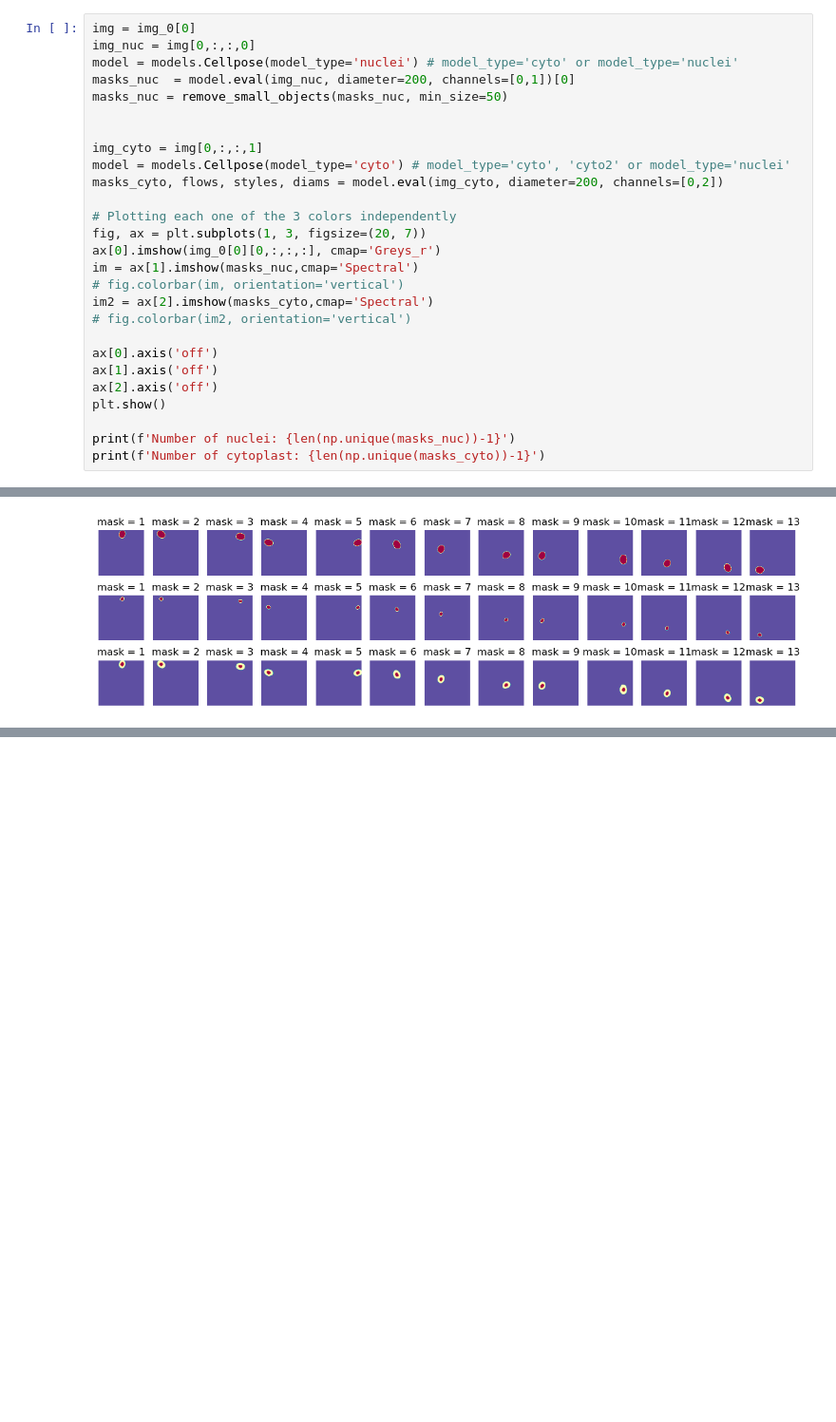
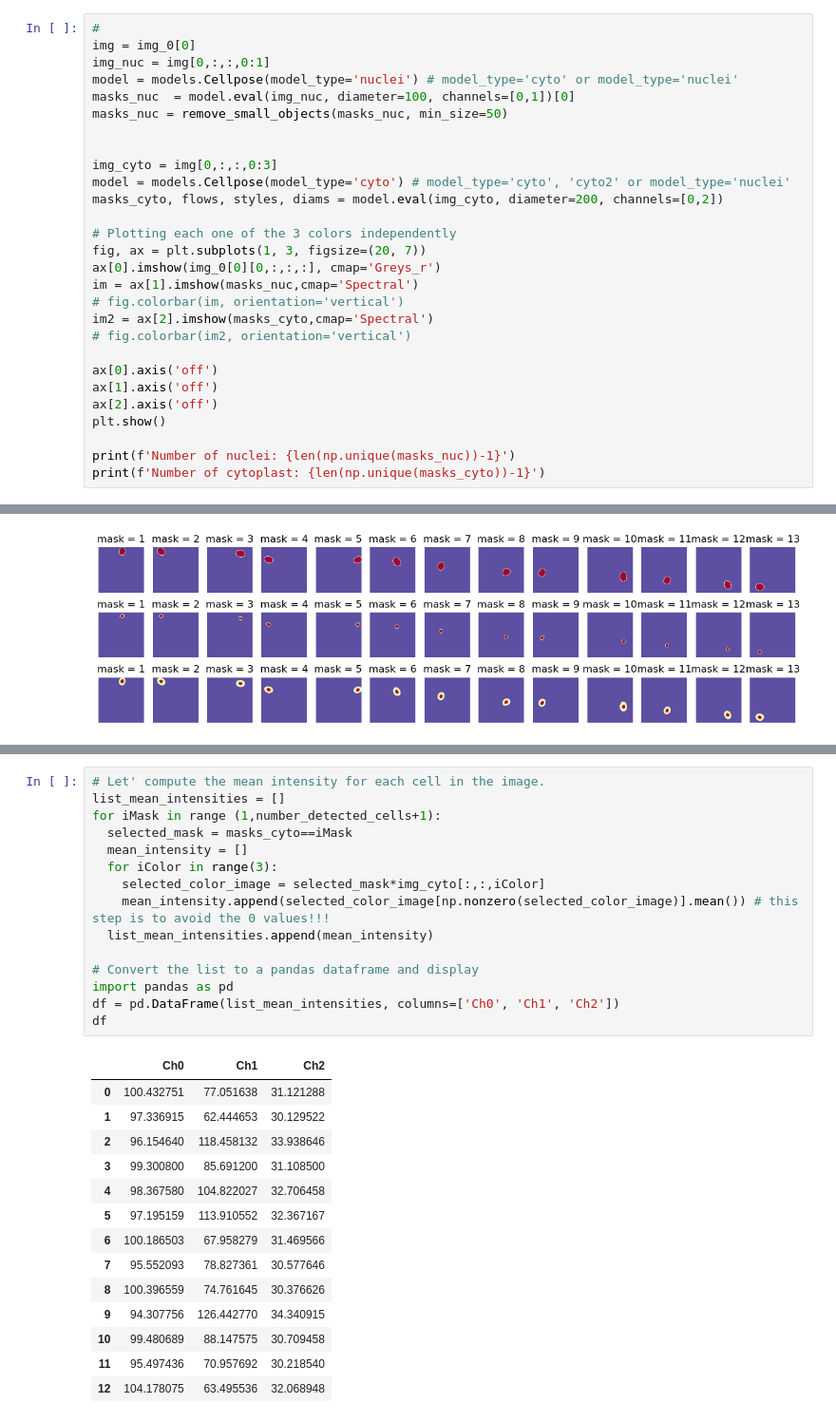
Before and after one commit to MunskyGroup/UQbio2024_Team2, a Jupyter notebook: 0604summary.ipynb, the cells around one changed output, grey strips where cells are left out. Shown at 95% size. Cells and saved outputs as stored; diff of their text form; blank space fills up the shorter version.

```diff
--- a/0604summary.ipynb
+++ b/0604summary.ipynb
@@ -187,14 +187,15 @@ HTML(anim.to_html5_video())
 from cellpose import plot, models
 from skimage.morphology import remove_small_objects
 # %%
+#
 img = img_0[0]
-img_nuc = img[0,:,:,0]
+img_nuc = img[0,:,:,0:1]
 model = models.Cellpose(model_type='nuclei') # model_type='cyto' or model_type='nuclei'
-masks_nuc  = model.eval(img_nuc, diameter=200, channels=[0,1])[0]
+masks_nuc  = model.eval(img_nuc, diameter=100, channels=[0,1])[0]
 masks_nuc = remove_small_objects(masks_nuc, min_size=50)
 
 
-img_cyto = img[0,:,:,1]
+img_cyto = img[0,:,:,0:3]
 model = models.Cellpose(model_type='cyto') # model_type='cyto', 'cyto2' or model_type='nuclei'
 masks_cyto, flows, styles, diams = model.eval(img_cyto, diameter=200, channels=[0,2])
 
@@ -304,0 +273,30 @@ print(list_cyt_areas, list_nuc_areas)
+# %%
+# Let' compute the mean intensity for each cell in the image.
+list_mean_intensities = []
+for iMask in range (1,number_detected_cells+1):
+  selected_mask = masks_cyto==iMask
+  mean_intensity = []
+  for iColor in range(3):
+    selected_color_image = selected_mask*img_cyto[:,:,iColor]
+    mean_intensity.append(selected_color_image[np.nonzero(selected_color_image)].mean()) # this step is to avoid the 0 values!!!
+  list_mean_intensities.append(mean_intensity)
+
+# Convert the list to a pandas dataframe and display
+import pandas as pd
+df = pd.DataFrame(list_mean_intensities, columns=['Ch0', 'Ch1', 'Ch2'])
+df
+# %% [output]
+|  | Ch0 | Ch1 | Ch2 |
+| 0 | 100.432751 | 77.051638 | 31.121288 |
+| 1 | 97.336915 | 62.444653 | 30.129522 |
+| 2 | 96.154640 | 118.458132 | 33.938646 |
+| 3 | 99.300800 | 85.691200 | 31.108500 |
+| 4 | 98.367580 | 104.822027 | 32.706458 |
+| 5 | 97.195159 | 113.910552 | 32.367167 |
+| 6 | 100.186503 | 67.958279 | 31.469566 |
+| 7 | 95.552093 | 78.827361 | 30.577646 |
+| 8 | 100.396559 | 74.761645 | 30.376626 |
+| 9 | 94.307756 | 126.442770 | 34.340915 |
+| 10 | 99.480689 | 88.147575 | 30.709458 |
+| 11 | 95.497436 | 70.957692 | 30.218540 |
+| 12 | 104.178075 | 63.495536 | 32.068948 |
```
Also changed, not shown: parts of 9 cells of this notebook.
